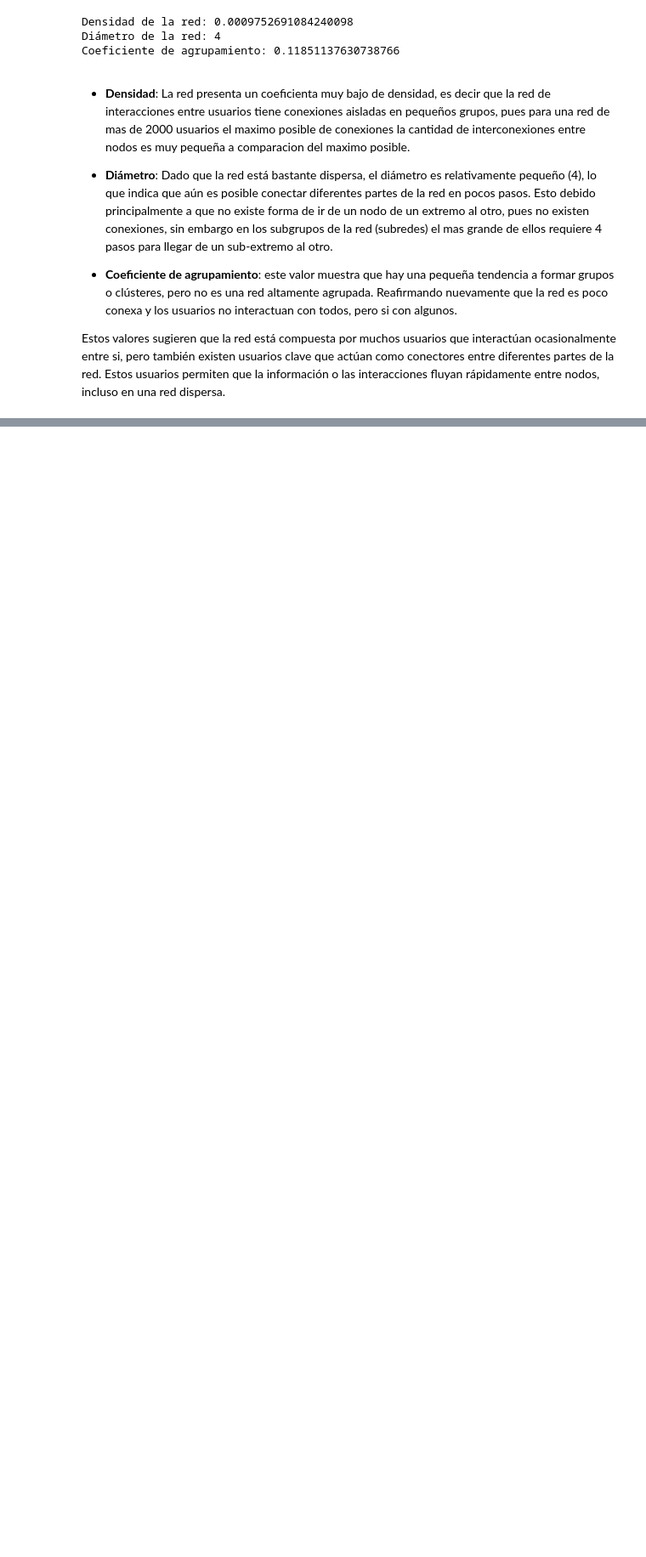
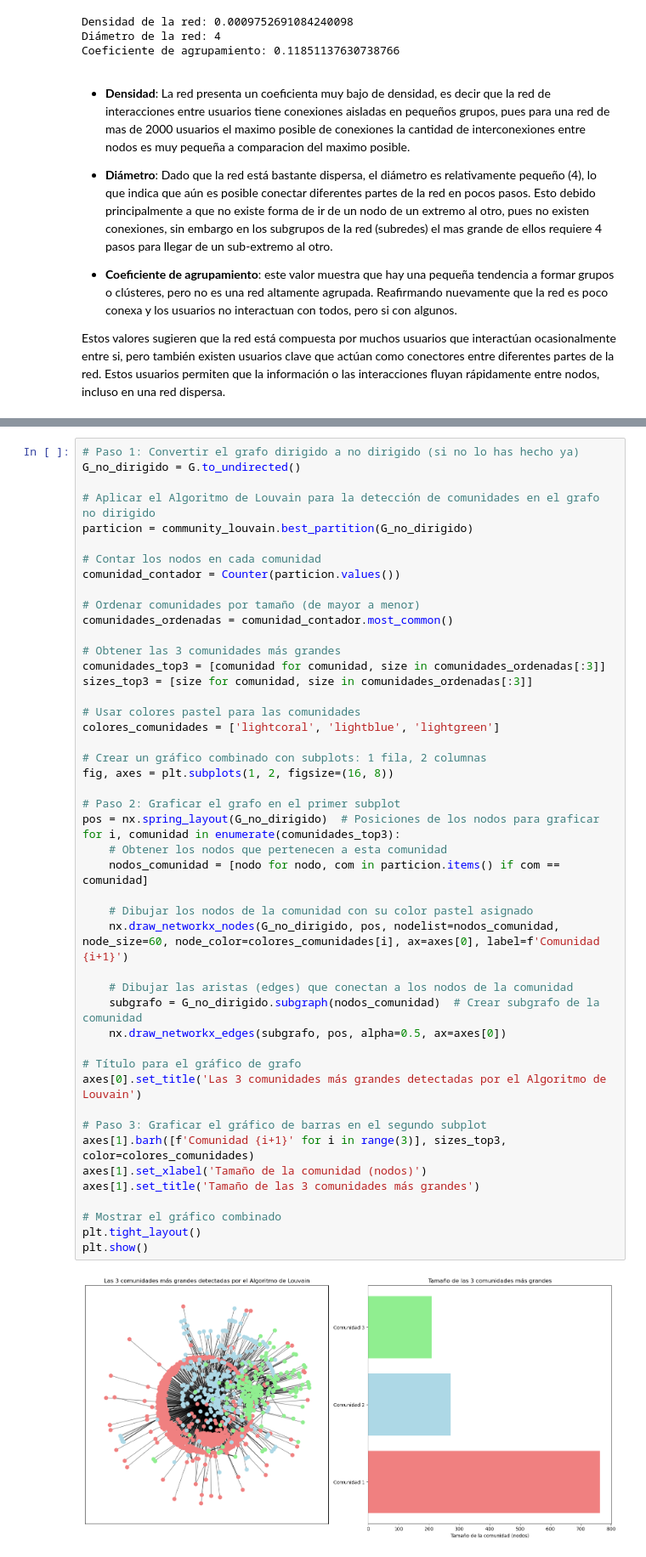
Before and after one commit to JPOrellana/Lab7-DataScience, a Jupyter notebook: Lab7.ipynb, the cells around one changed output, grey strips where cells are left out. Shown at 85% size. Cells and saved outputs as stored; diff of their text form; blank space fills up the shorter version.

```diff
--- a/Lab7.ipynb
+++ b/Lab7.ipynb
@@ -1121,0 +1217,49 @@ Estos valores sugieren que la red está compuesta por muchos usuarios que intera
+# %%
+# Paso 1: Convertir el grafo dirigido a no dirigido (si no lo has hecho ya)
+G_no_dirigido = G.to_undirected()
+
+# Aplicar el Algoritmo de Louvain para la detección de comunidades en el grafo no dirigido
+particion = community_louvain.best_partition(G_no_dirigido)
+
+# Contar los nodos en cada comunidad
+comunidad_contador = Counter(particion.values())
+
+# Ordenar comunidades por tamaño (de mayor a menor)
+comunidades_ordenadas = comunidad_contador.most_common()
+
+# Obtener las 3 comunidades más grandes
+comunidades_top3 = [comunidad for comunidad, size in comunidades_ordenadas[:3]]
+sizes_top3 = [size for comunidad, size in comunidades_ordenadas[:3]]
+
+# Usar colores pastel para las comunidades
+colores_comunidades = ['lightcoral', 'lightblue', 'lightgreen']
+
+# Crear un gráfico combinado con subplots: 1 fila, 2 columnas
+fig, axes = plt.subplots(1, 2, figsize=(16, 8))
+
+# Paso 2: Graficar el grafo en el primer subplot
+pos = nx.spring_layout(G_no_dirigido)  # Posiciones de los nodos para graficar
+for i, comunidad in enumerate(comunidades_top3):
+    # Obtener los nodos que pertenecen a esta comunidad
+    nodos_comunidad = [nodo for nodo, com in particion.items() if com == comunidad]
+
+    # Dibujar los nodos de la comunidad con su color pastel asignado
+    nx.draw_networkx_nodes(G_no_dirigido, pos, nodelist=nodos_comunidad, node_size=60, node_color=colores_comunidades[i], ax=axes[0], label=f'Comunidad {i+1}')
+
+    # Dibujar las aristas (edges) que conectan a los nodos de la comunidad
+    subgrafo = G_no_dirigido.subgraph(nodos_comunidad)  # Crear subgrafo de la comunidad
+    nx.draw_networkx_edges(subgrafo, pos, alpha=0.5, ax=axes[0])
+
+# Título para el gráfico de grafo
+axes[0].set_title('Las 3 comunidades más grandes detectadas por el Algoritmo de Louvain')
+
+# Paso 3: Graficar el gráfico de barras en el segundo subplot
+axes[1].barh([f'Comunidad {i+1}' for i in range(3)], sizes_top3, color=colores_comunidades)
+axes[1].set_xlabel('Tamaño de la comunidad (nodos)')
+axes[1].set_title('Tamaño de las 3 comunidades más grandes')
+
+# Mostrar el gráfico combinado
+plt.tight_layout()
+plt.show()
+# %% [output]
+[figure, added]
```
Also changed, not shown: parts of 8 cells of this notebook, 2 other files.
